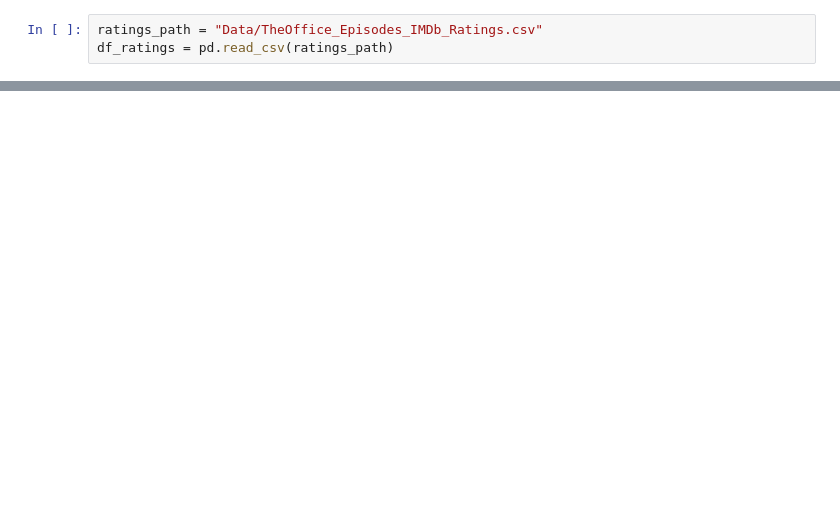
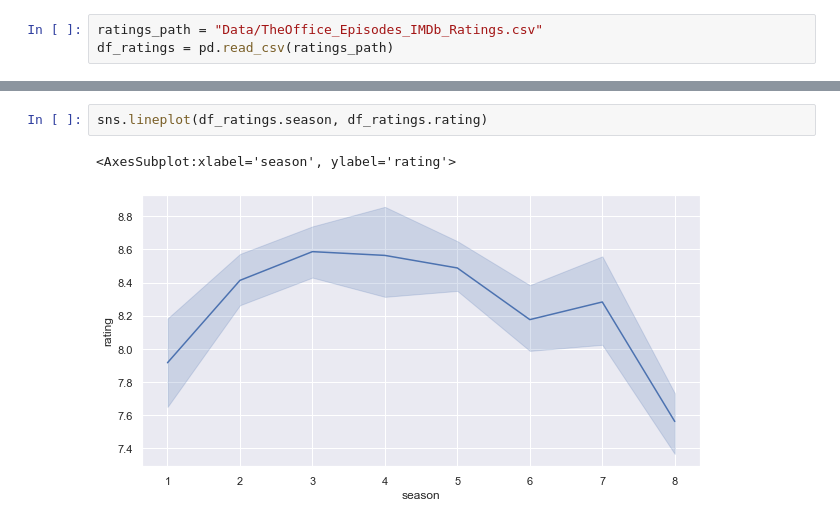
Before and after one commit to nklingen/SocialGraphsProject, a Jupyter notebook: IMDb_ratings.ipynb, the cells around one changed output, grey strips where cells are left out. Saved outputs shown, nothing was run; the diff lists cells and outputs as text; blank space fills up the shorter version.

```diff
--- a/IMDb_ratings.ipynb
+++ b/IMDb_ratings.ipynb
@@ -122,0 +125,5 @@ df_ratings[0:10]
+# %%
+sns.lineplot(df_ratings.season, df_ratings.rating)
+# %% [output]
+<AxesSubplot:xlabel='season', ylabel='rating'>
+[figure, added]
```
Also changed, not shown: parts of 13 cells of this notebook.
